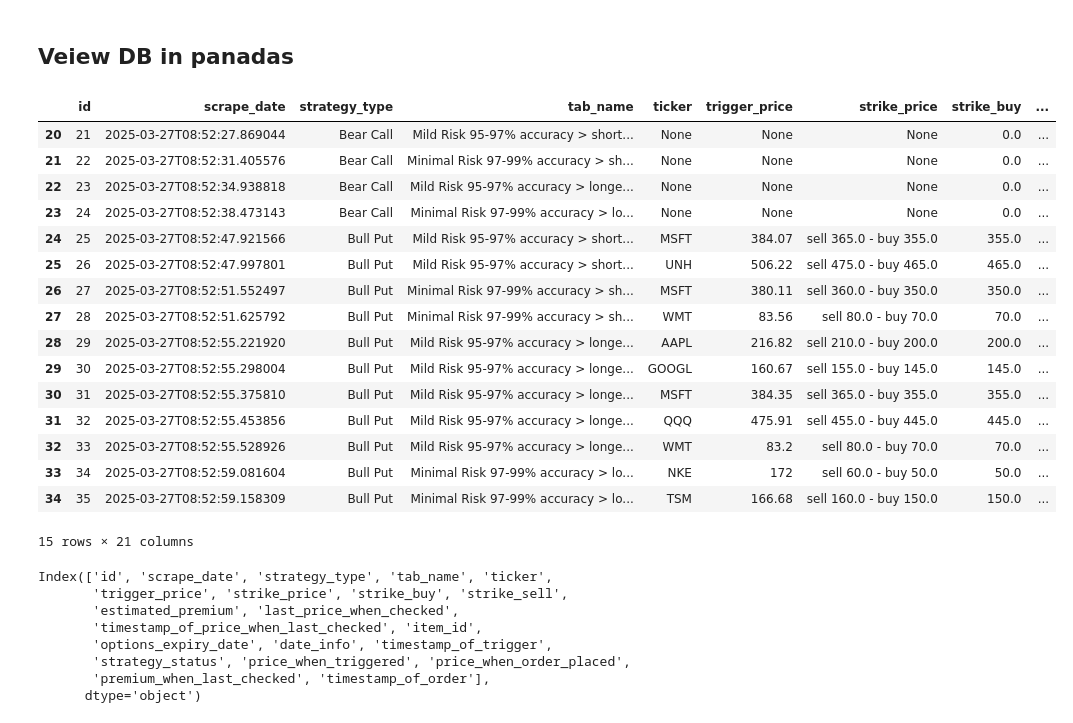
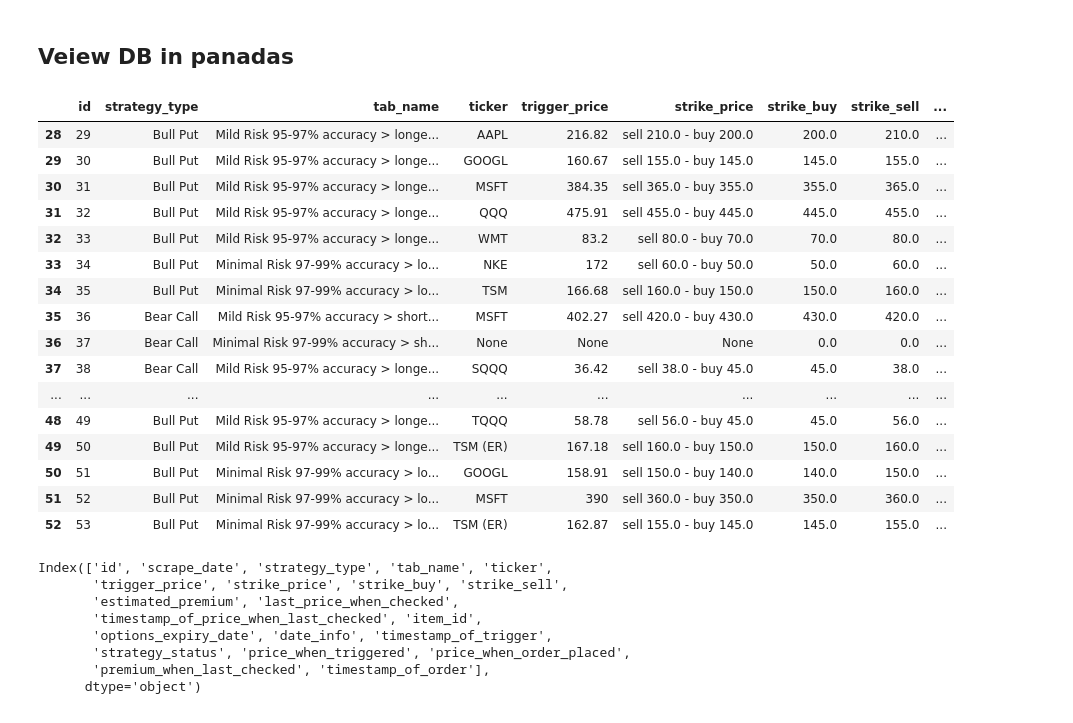
Before and after one commit to cd205/optcom, a Jupyter notebook: database/database_manual_utility_functions.ipynb, the cells around one changed output. Cells and saved outputs as stored; diff of their text form; code cells hidden in the pictures.

```diff
--- a/database/database_manual_utility_functions.ipynb
+++ b/database/database_manual_utility_functions.ipynb
@@ -3,30 +3,31 @@
 # %%
 import sqlite3
 import pandas as pd
 
 dat = sqlite3.connect('option_strategies.db')
 query = dat.execute("SELECT * From option_strategies")
 cols = [column[0] for column in query.description]
 results= pd.DataFrame.from_records(data = query.fetchall(), columns = cols)
-results.tail(15)
+results[['id', 'strategy_type', 'tab_name', 'ticker','trigger_price', 'strike_price', 'strike_buy','strike_sell','estimated_premium', 'last_price_when_checked',
+         'timestamp_of_price_when_last_checked','scrape_date', 'timestamp_of_trigger','strategy_status', 'price_when_triggered', 'price_when_order_placed','premium_when_last_checked']].tail(25)
 # %% [output]
-|  | id | scrape_date | strategy_type | tab_name | ticker | trigger_price | strike_price | strike_buy | ... |
-| 20 | 21 | 2025-03-27T08:52:27.869044 | Bear Call | Mild Risk 95-97% accuracy > short... | None | None | None | 0.0 | ... |
-| 21 | 22 | 2025-03-27T08:52:31.405576 | Bear Call | Minimal Risk 97-99% accuracy > sh... | None | None | None | 0.0 | ... |
-| 22 | 23 | 2025-03-27T08:52:34.938818 | Bear Call | Mild Risk 95-97% accuracy > longe... | None | None | None | 0.0 | ... |
-| 23 | 24 | 2025-03-27T08:52:38.473143 | Bear Call | Minimal Risk 97-99% accuracy > lo... | None | None | None | 0.0 | ... |
-| 24 | 25 | 2025-03-27T08:52:47.921566 | Bull Put | Mild Risk 95-97% accuracy > short... | MSFT | 384.07 | sell 365.0 - buy 355.0 | 355.0 | ... |
-| 25 | 26 | 2025-03-27T08:52:47.997801 | Bull Put | Mild Risk 95-97% accuracy > short... | UNH | 506.22 | sell 475.0 - buy 465.0 | 465.0 | ... |
-| 26 | 27 | 2025-03-27T08:52:51.552497 | Bull Put | Minimal Risk 97-99% accuracy > sh... | MSFT | 380.11 | sell 360.0 - buy 350.0 | 350.0 | ... |
-| 27 | 28 | 2025-03-27T08:52:51.625792 | Bull Put | Minimal Risk 97-99% accuracy > sh... | WMT | 83.56 | sell 80.0 - buy 70.0 | 70.0 | ... |
-| 28 | 29 | 2025-03-27T08:52:55.221920 | Bull Put | Mild Risk 95-97% accuracy > longe... | AAPL | 216.82 | sell 210.0 - buy 200.0 | 200.0 | ... |
-| 29 | 30 | 2025-03-27T08:52:55.298004 | Bull Put | Mild Risk 95-97% accuracy > longe... | GOOGL | 160.67 | sell 155.0 - buy 145.0 | 145.0 | ... |
-| 30 | 31 | 2025-03-27T08:52:55.375810 | Bull Put | Mild Risk 95-97% accuracy > longe... | MSFT | 384.35 | sell 365.0 - buy 355.0 | 355.0 | ... |
-| 31 | 32 | 2025-03-27T08:52:55.453856 | Bull Put | Mild Risk 95-97% accuracy > longe... | QQQ | 475.91 | sell 455.0 - buy 445.0 | 445.0 | ... |
-| 32 | 33 | 2025-03-27T08:52:55.528926 | Bull Put | Mild Risk 95-97% accuracy > longe... | WMT | 83.2 | sell 80.0 - buy 70.0 | 70.0 | ... |
-| 33 | 34 | 2025-03-27T08:52:59.081604 | Bull Put | Minimal Risk 97-99% accuracy > lo... | NKE | 172 | sell 60.0 - buy 50.0 | 50.0 | ... |
-| 34 | 35 | 2025-03-27T08:52:59.158309 | Bull Put | Minimal Risk 97-99% accuracy > lo... | TSM | 166.68 | sell 160.0 - buy 150.0 | 150.0 | ... |
+|  | id | strategy_type | tab_name | ticker | trigger_price | strike_price | strike_buy | strike_sell | ... |
+| 28 | 29 | Bull Put | Mild Risk 95-97% accuracy > longe... | AAPL | 216.82 | sell 210.0 - buy 200.0 | 200.0 | 210.0 | ... |
+| 29 | 30 | Bull Put | Mild Risk 95-97% accuracy > longe... | GOOGL | 160.67 | sell 155.0 - buy 145.0 | 145.0 | 155.0 | ... |
+| 30 | 31 | Bull Put | Mild Risk 95-97% accuracy > longe... | MSFT | 384.35 | sell 365.0 - buy 355.0 | 355.0 | 365.0 | ... |
+| 31 | 32 | Bull Put | Mild Risk 95-97% accuracy > longe... | QQQ | 475.91 | sell 455.0 - buy 445.0 | 445.0 | 455.0 | ... |
+| 32 | 33 | Bull Put | Mild Risk 95-97% accuracy > longe... | WMT | 83.2 | sell 80.0 - buy 70.0 | 70.0 | 80.0 | ... |
+| 33 | 34 | Bull Put | Minimal Risk 97-99% accuracy > lo... | NKE | 172 | sell 60.0 - buy 50.0 | 50.0 | 60.0 | ... |
+| 34 | 35 | Bull Put | Minimal Risk 97-99% accuracy > lo... | TSM | 166.68 | sell 160.0 - buy 150.0 | 150.0 | 160.0 | ... |
+| 35 | 36 | Bear Call | Mild Risk 95-97% accuracy > short... | MSFT | 402.27 | sell 420.0 - buy 430.0 | 430.0 | 420.0 | ... |
+| 36 | 37 | Bear Call | Minimal Risk 97-99% accuracy > sh... | None | None | None | 0.0 | 0.0 | ... |
+| 37 | 38 | Bear Call | Mild Risk 95-97% accuracy > longe... | SQQQ | 36.42 | sell 38.0 - buy 45.0 | 45.0 | 38.0 | ... |
+| ... | ... | ... | ... | ... | ... | ... | ... | ... | ... |
+| 48 | 49 | Bull Put | Mild Risk 95-97% accuracy > longe... | TQQQ | 58.78 | sell 56.0 - buy 45.0 | 45.0 | 56.0 | ... |
+| 49 | 50 | Bull Put | Mild Risk 95-97% accuracy > longe... | TSM (ER) | 167.18 | sell 160.0 - buy 150.0 | 150.0 | 160.0 | ... |
+| 50 | 51 | Bull Put | Minimal Risk 97-99% accuracy > lo... | GOOGL | 158.91 | sell 150.0 - buy 140.0 | 140.0 | 150.0 | ... |
+| 51 | 52 | Bull Put | Minimal Risk 97-99% accuracy > lo... | MSFT | 390 | sell 360.0 - buy 350.0 | 350.0 | 360.0 | ... |
+| 52 | 53 | Bull Put | Minimal Risk 97-99% accuracy > lo... | TSM (ER) | 162.87 | sell 155.0 - buy 145.0 | 145.0 | 155.0 | ... |
-15 rows × 21 columns
 # %%
 results.columns
 # %% [output]
```
Also changed, not shown: parts of 1 cell of this notebook, 5 other files.
